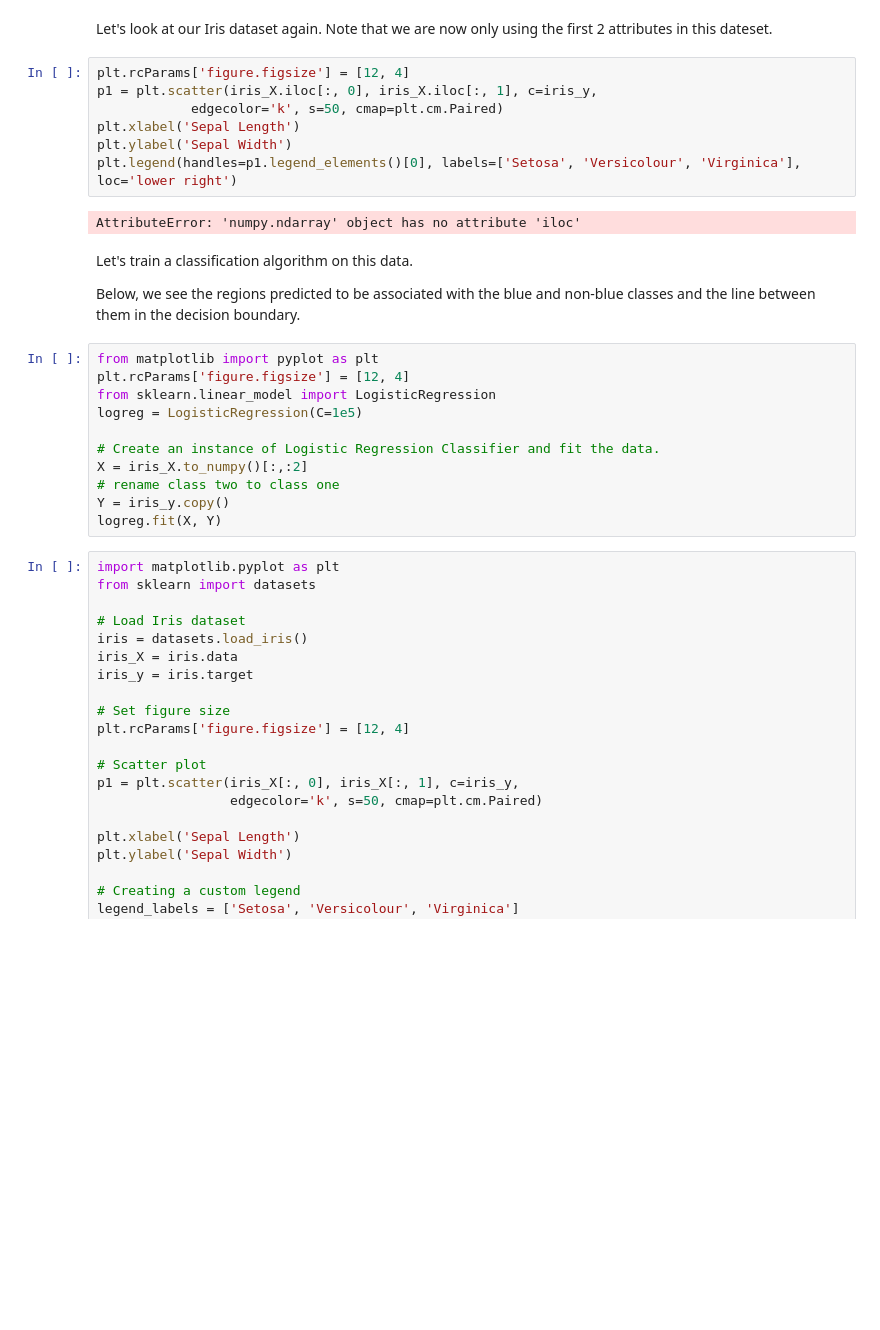
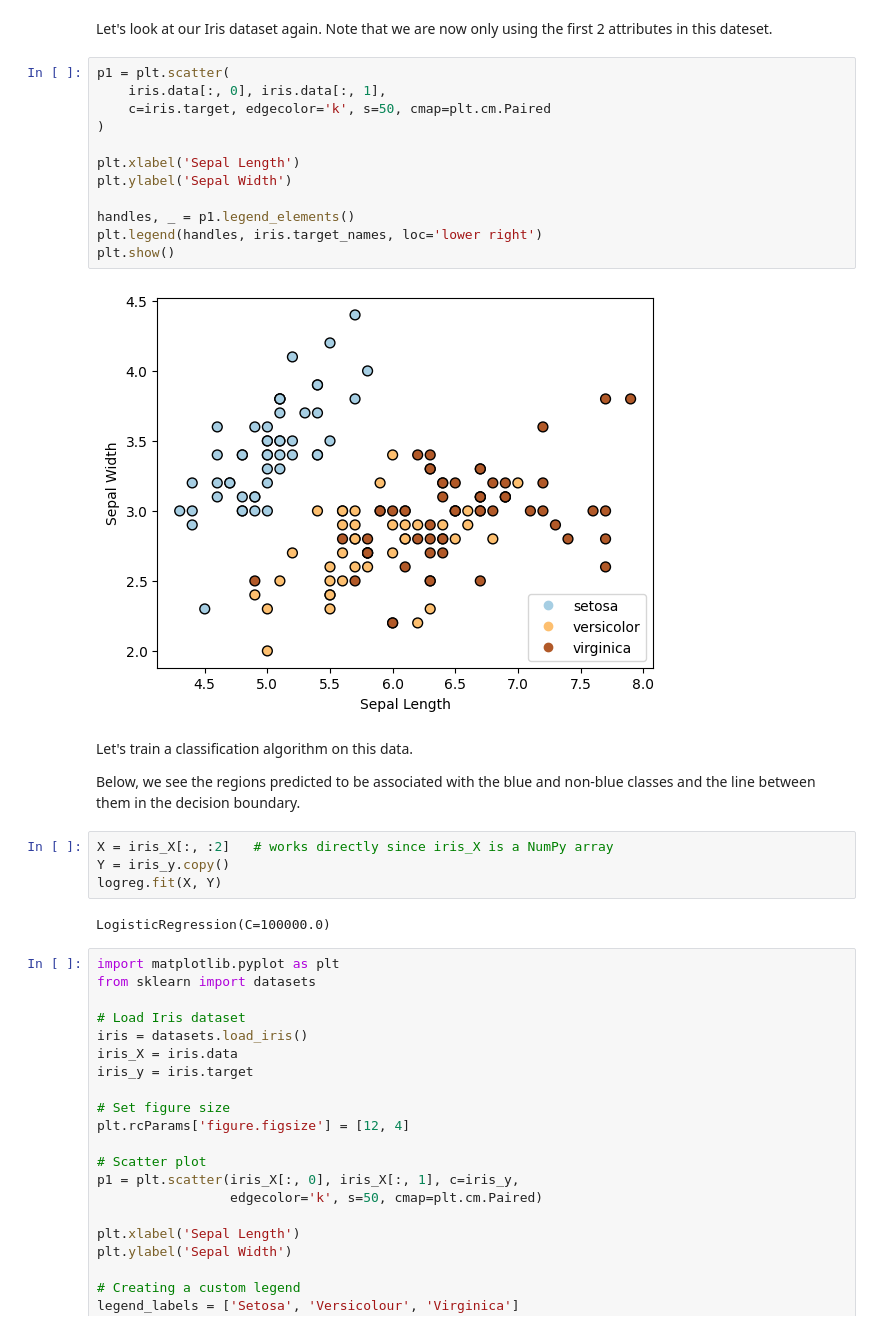
Before and after one commit to aaarrmiinnn/GW-ECE6210, a Jupyter notebook: slides/lecture4-classification.ipynb, the cells around one changed output. Saved outputs shown, nothing was run; the diff lists cells and outputs as text; blank space fills up the shorter version.

Commit message:
bugfix: fix matplotlib visualization issues.

```diff
--- a/slides/lecture4-classification.ipynb
+++ b/slides/lecture4-classification.ipynb
@@ -137,29 +137,29 @@ How is clasification different from regression?
 # %% [markdown]
 Let's look at our Iris dataset again. Note that we are now only using the first 2 attributes in this dateset.
 # %%
-plt.rcParams['figure.figsize'] = [12, 4]
-p1 = plt.scatter(iris_X.iloc[:, 0], iris_X.iloc[:, 1], c=iris_y,
-            edgecolor='k', s=50, cmap=plt.cm.Paired)
+p1 = plt.scatter(
+    iris.data[:, 0], iris.data[:, 1],
+    c=iris.target, edgecolor='k', s=50, cmap=plt.cm.Paired
+)
+
 plt.xlabel('Sepal Length')
 plt.ylabel('Sepal Width')
-plt.legend(handles=p1.legend_elements()[0], labels=['Setosa', 'Versicolour', 'Virginica'], loc='lower right')
+
+handles, _ = p1.legend_elements()
+plt.legend(handles, iris.target_names, loc='lower right')
+plt.show()
 # %% [output]
-AttributeError: 'numpy.ndarray' object has no attribute 'iloc'
+[figure, added]
 # %% [markdown]
 Let's train a classification algorithm on this data.
 
 Below, we see the regions predicted to be associated with the blue and non-blue classes and the line between them in the decision boundary.
-# %%
-from matplotlib import pyplot as plt
-plt.rcParams['figure.figsize'] = [12, 4]
-from sklearn.linear_model import LogisticRegression
-logreg = LogisticRegression(C=1e5)
-
-# Create an instance of Logistic Regression Classifier and fit the data.
-X = iris_X.to_numpy()[:,:2]
-# rename class two to class one
-Y = iris_y.copy()
-logreg.fit(X, Y)
+# %%
+X = iris_X[:, :2]   # works directly since iris_X is a NumPy array
+Y = iris_y.copy()
+logreg.fit(X, Y)
+# %% [output]
+LogisticRegression(C=100000.0)
 # %%
 import matplotlib.pyplot as plt
 from sklearn import datasets
```
